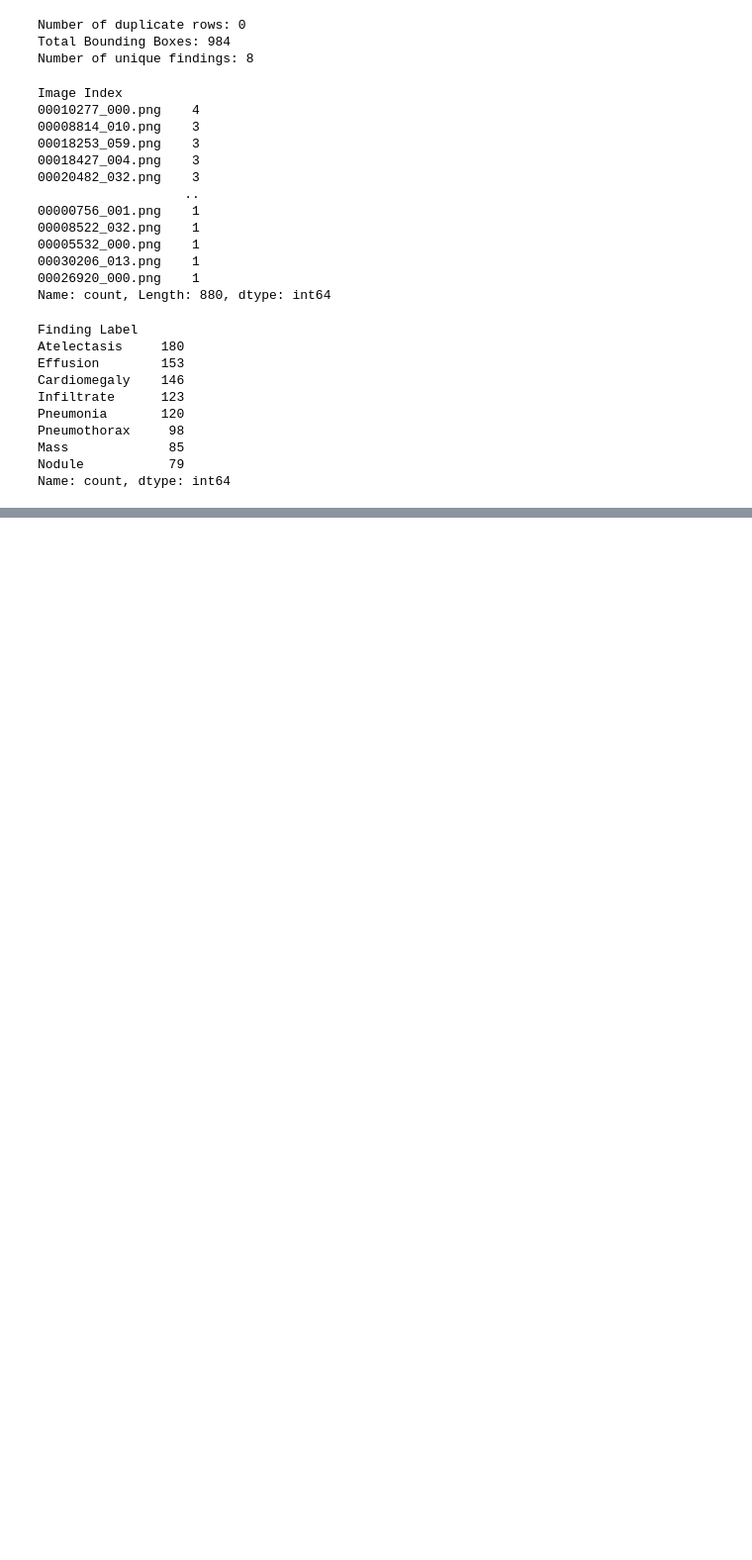
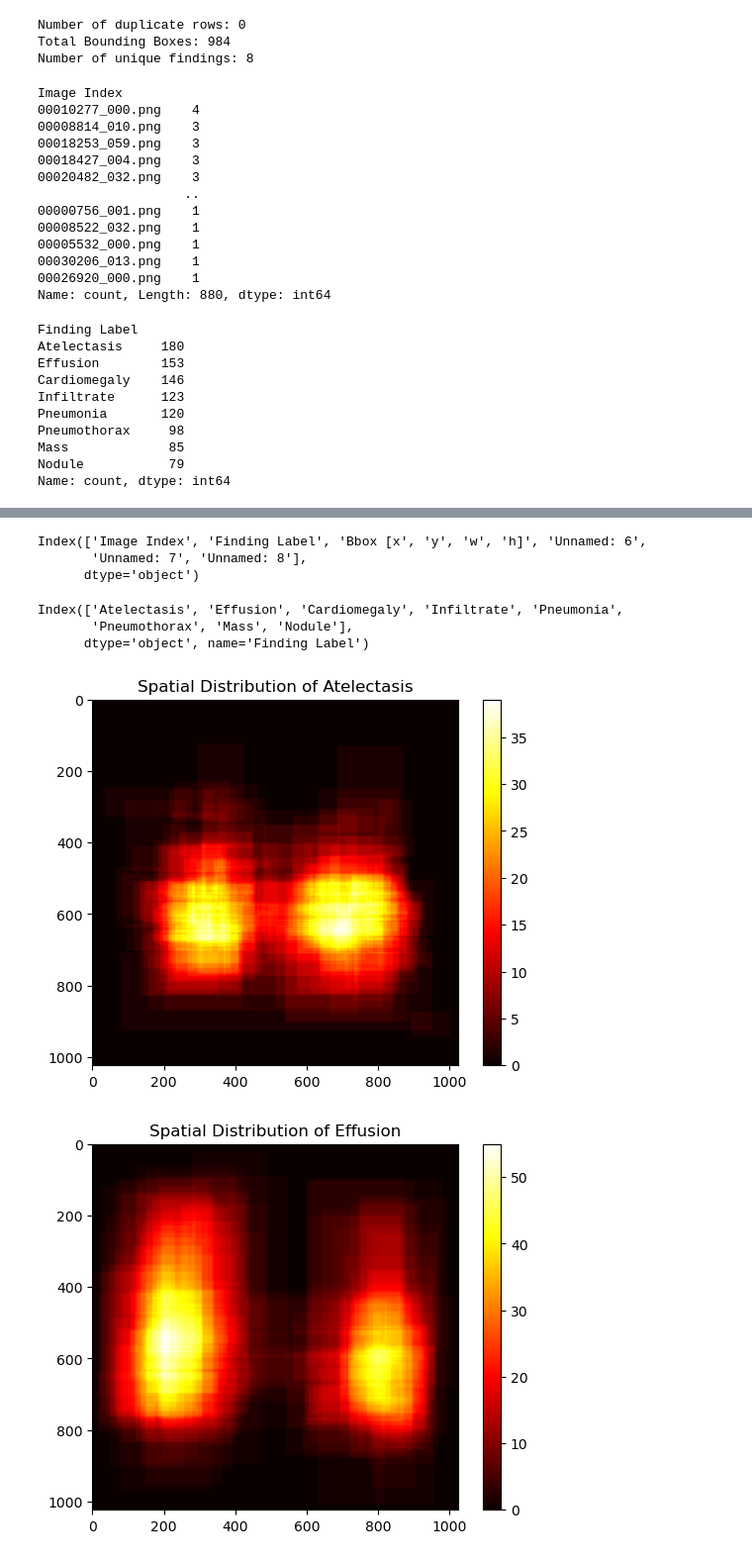
Before and after one commit to k-phantastic/NIH-XRay-Segmentation, a Jupyter notebook: metadata_eda.ipynb, the cells around one changed output, grey strips where cells are left out. Shown at 99% size. Saved outputs shown, nothing was run; the diff lists cells and outputs as text; code cells hidden in the pictures; blank space fills up the shorter version.

```diff
--- a/metadata_eda.ipynb
+++ b/metadata_eda.ipynb
@@ -222 +233,35 @@ Passing `palette` without assigning `hue` is deprecated and will be removed in v
 [figure]
+# %%
+bbox_df.columns
+# %% [output]
+Index(['Image Index', 'Finding Label', 'Bbox [x', 'y', 'w', 'h]', 'Unnamed: 6',
+       'Unnamed: 7', 'Unnamed: 8'],
+      dtype='object')
+# %%
+# Tendency of pathology location heatmap
+def generate_pathology_heatmap(df, label, img_size=(1024, 1024)):
+    # Filter for the specific disease
+    subset = df[df['Finding Label'] == label]
+    heatmap = np.zeros(img_size)
+
+    for _, row in subset.iterrows():
+        # Add 1 to every pixel inside the bounding box
+        x, y, w, h = int(row['Bbox [x']), int(row['y']), int(row['w']), int(row['h]'])
+        heatmap[y:y+h, x:x+w] += 1
+
+    plt.imshow(heatmap, cmap='hot')
+    plt.title(f'Spatial Distribution of {label}')
+    plt.colorbar()
+    plt.show()
+# %%
+bbox_findings.index
+# %% [output]
+Index(['Atelectasis', 'Effusion', 'Cardiomegaly', 'Infiltrate', 'Pneumonia',
+       'Pneumothorax', 'Mass', 'Nodule'],
+      dtype='object', name='Finding Label')
+# %%
+for finding in bbox_findings.index:
+    generate_pathology_heatmap(bbox_df, finding)
+# %% [output]
+[figure, added]
+[figure, added]
```
Also changed, not shown: parts of 4 cells of this notebook.
